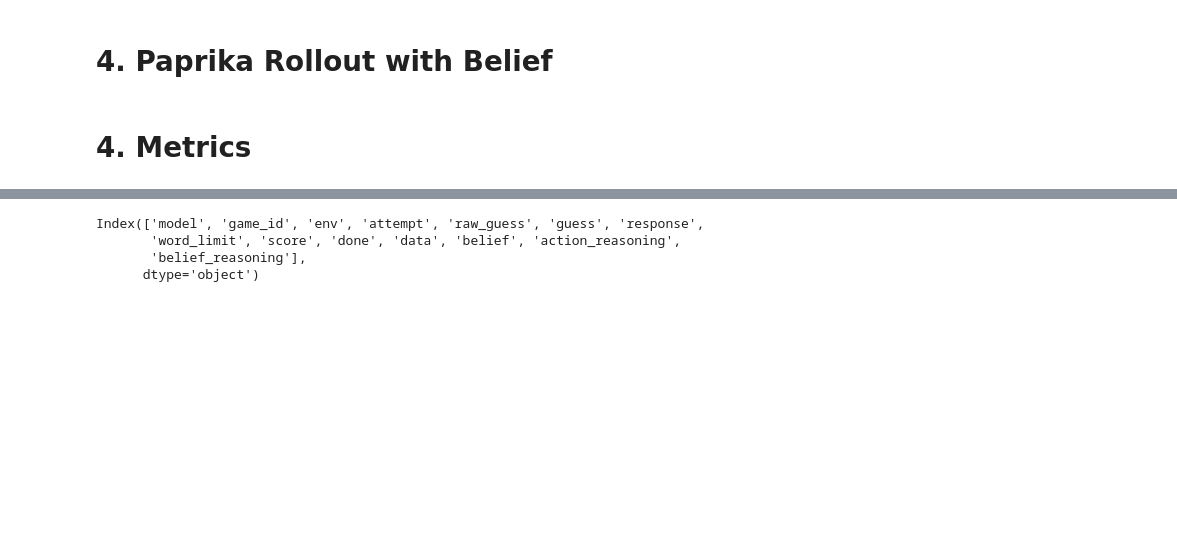
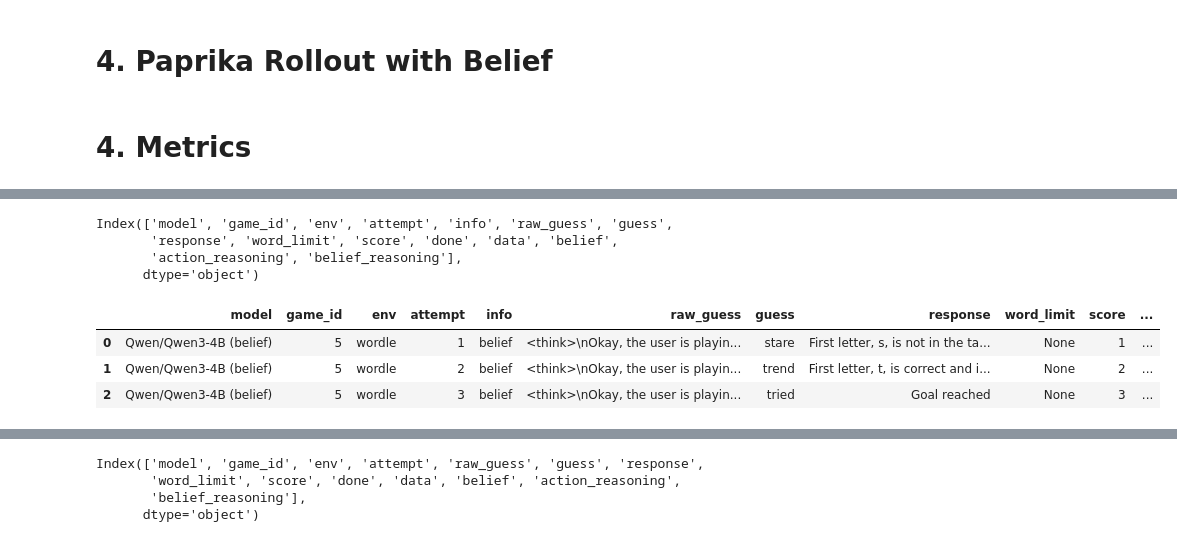
Before and after one commit to jakob-bjorner/verl, a Jupyter notebook: frontier_baselines/paprika_local_llms.ipynb, the cells around one changed output, grey strips where cells are left out. Drawn from its saved outputs; the diff is of its cells as text; code cells hidden in the pictures; blank space fills up the shorter version.

```diff
--- a/frontier_baselines/paprika_local_llms.ipynb
+++ b/frontier_baselines/paprika_local_llms.ipynb
@@ -496,0 +411,14 @@ fig.show()
+# %%
+print(df.columns)
+# %% [output]
+Index(['model', 'game_id', 'env', 'attempt', 'info', 'raw_guess', 'guess',
+       'response', 'word_limit', 'score', 'done', 'data', 'belief',
+       'action_reasoning', 'belief_reasoning'],
+      dtype='object')
+# %%
+df.head(3)
+# %% [output]
+|  | model | game_id | env | attempt | info | raw_guess | guess | response | word_limit | score | ... |
+| 0 | Qwen/Qwen3-4B (belief) | 5 | wordle | 1 | belief | <think>\nOkay, the user is playin... | stare | First letter, s, is not in the ta... | None | 1 | ... |
+| 1 | Qwen/Qwen3-4B (belief) | 5 | wordle | 2 | belief | <think>\nOkay, the user is playin... | trend | First letter, t, is correct and i... | None | 2 | ... |
+| 2 | Qwen/Qwen3-4B (belief) | 5 | wordle | 3 | belief | <think>\nOkay, the user is playin... | tried | Goal reached | None | 3 | ... |
```
Also changed, not shown: parts of 34 cells of this notebook, 6 other files.
